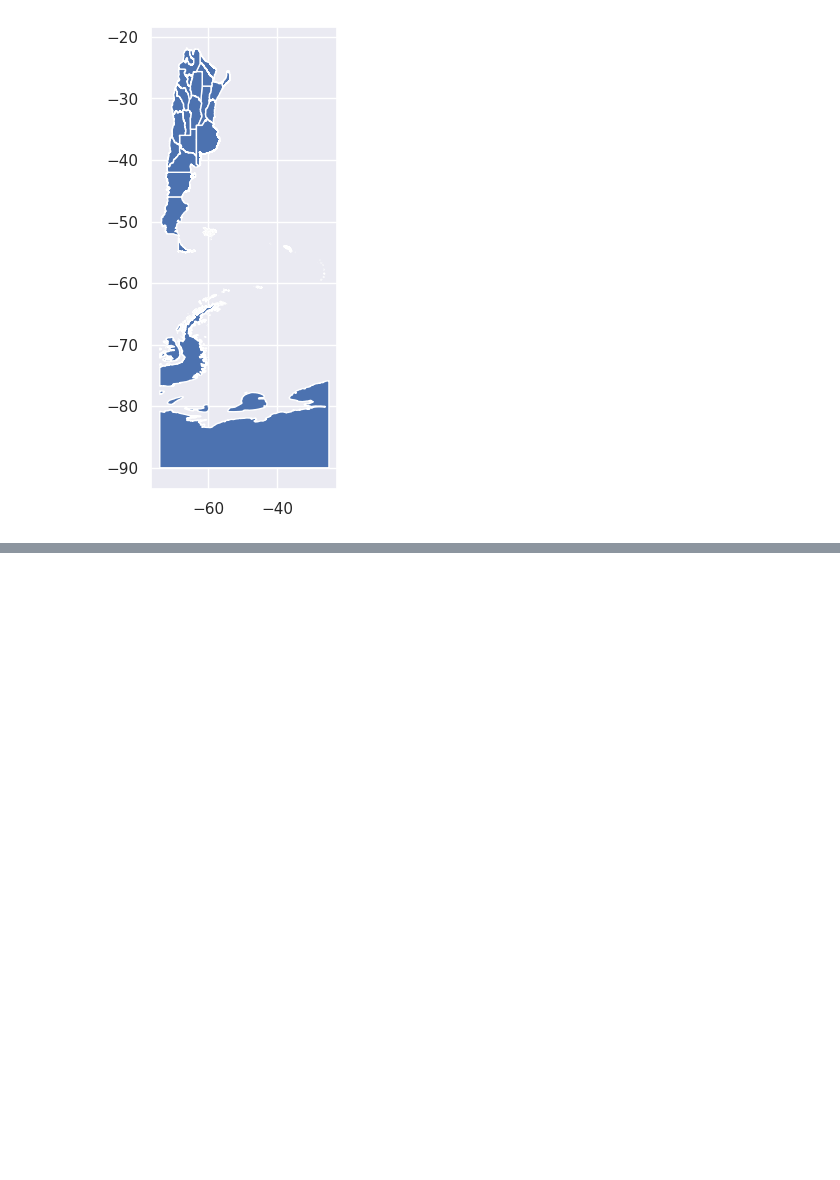
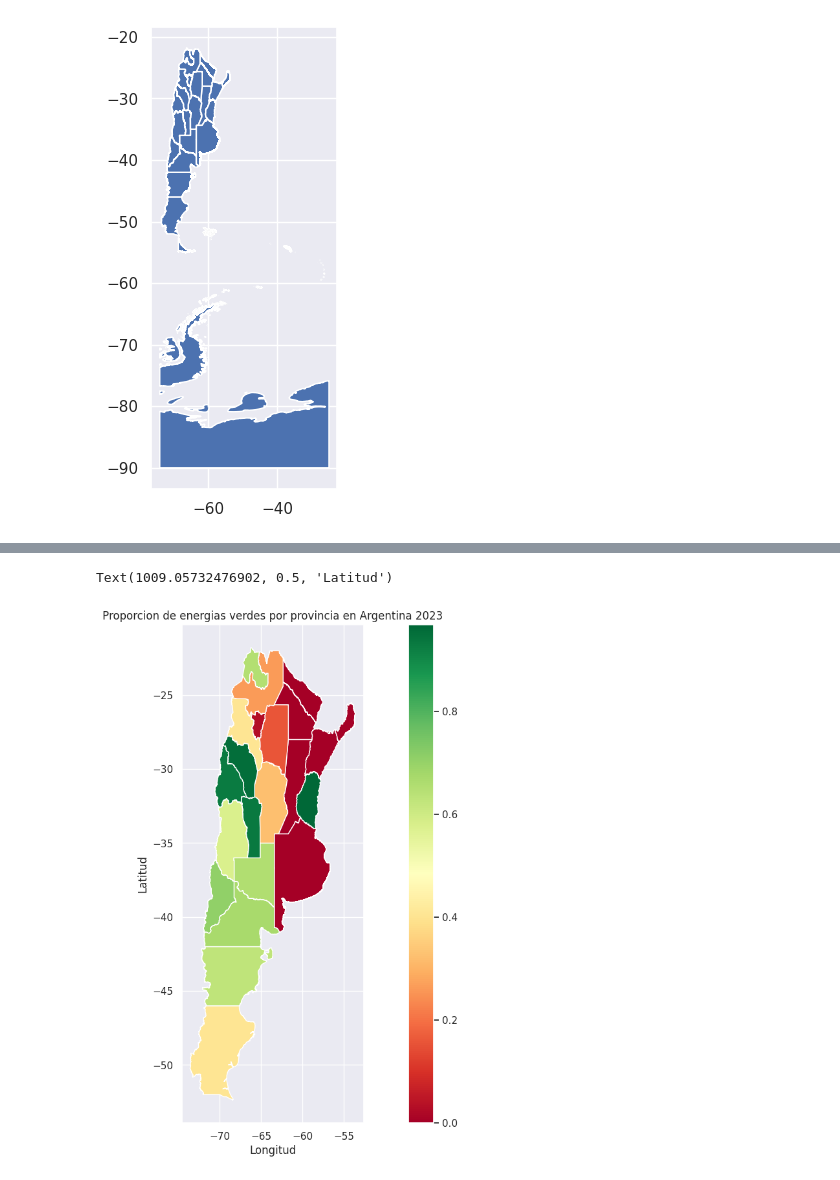
Before and after one commit to JaviCeRodriguez/Contar-Con-Datos-2023, a Jupyter notebook: eda/centrales_sadi.ipynb, the cells around one changed output, grey strips where cells are left out. Drawn from its saved outputs; the diff is of its cells as text; code cells hidden in the pictures; blank space fills up the shorter version.

Commit message:
ratio_prov Done

```diff
--- a/eda/centrales_sadi.ipynb
+++ b/eda/centrales_sadi.ipynb
@@ -276,0 +276,14 @@ ratio_prov_eco
+# %%
+provs = df_sadi_potencias_prov['provincia'].unique()
+print(provs)
+#agrego las provincias faltantes a  ratio_prov
+total_provs = ratio_prov_eco['provincia'].unique()
+list_to_add = []
+for prov in provs:
+    if prov not in total_provs:
+        list_to_add.append({'provincia': prov, 'Ratio_eco': 0})
+
+ratio_provs = pd.concat([ratio_prov_eco, pd.DataFrame(list_to_add)])
+#Drop CABA
+#ratio_provs.drop(ratio_provs[ratio_provs['provincia'] == 'CABA'].index, inplace=True)
+ratio_provs
@@ -302,0 +343,23 @@ mapa_argentina.head()
+# %%
+#ver la informacion de provincias.shp
+mapa_argentina.head(10)
+#Cambio mapa_argentina['NAM'] == 'Ciudad Autónoma de Buenos Aires' por CABA
+#mapa_argentina.loc[mapa_argentina['NAM'] == 'Ciudad Autónoma de Buenos Aires', 'NAM'] = 'Buenos Aires'
+#cambio tierra del fuego
+mapa_argentina.loc[mapa_argentina['NAM'] == 'Tierra del Fuego, Antártida e Islas del Atlántico Sur', 'NAM'] = 'Tierra del Fuego'
+#drop Ciudad Autonoma de buenos Aires
+mapa_argentina = mapa_argentina[mapa_argentina.NAM != 'Ciudad Autónoma de Buenos Aires']
+# %%
+#Uno mapa_argentina y ratio_provs
+argentina_ratio = mapa_argentina.merge(ratio_provs, left_on='NAM', right_on = 'provincia', how = 'left')
+# %%
+fig, ax = plt.subplots(figsize=(18, 10))  # Tamaño de la figura
+
+argentina_ratio.plot(ax=ax, column='Ratio_eco', legend = True, cmap = 'RdYlGn')
+
+plt.title("Proporcion de energias verdes por provincia en Argentina 2023")
+plt.xlabel("Longitud")
+plt.ylabel("Latitud")
+# %% [output]
+Text(1009.05732476902, 0.5, 'Latitud')
+[figure, added]
```
Also changed, not shown: parts of 13 cells of this notebook.
